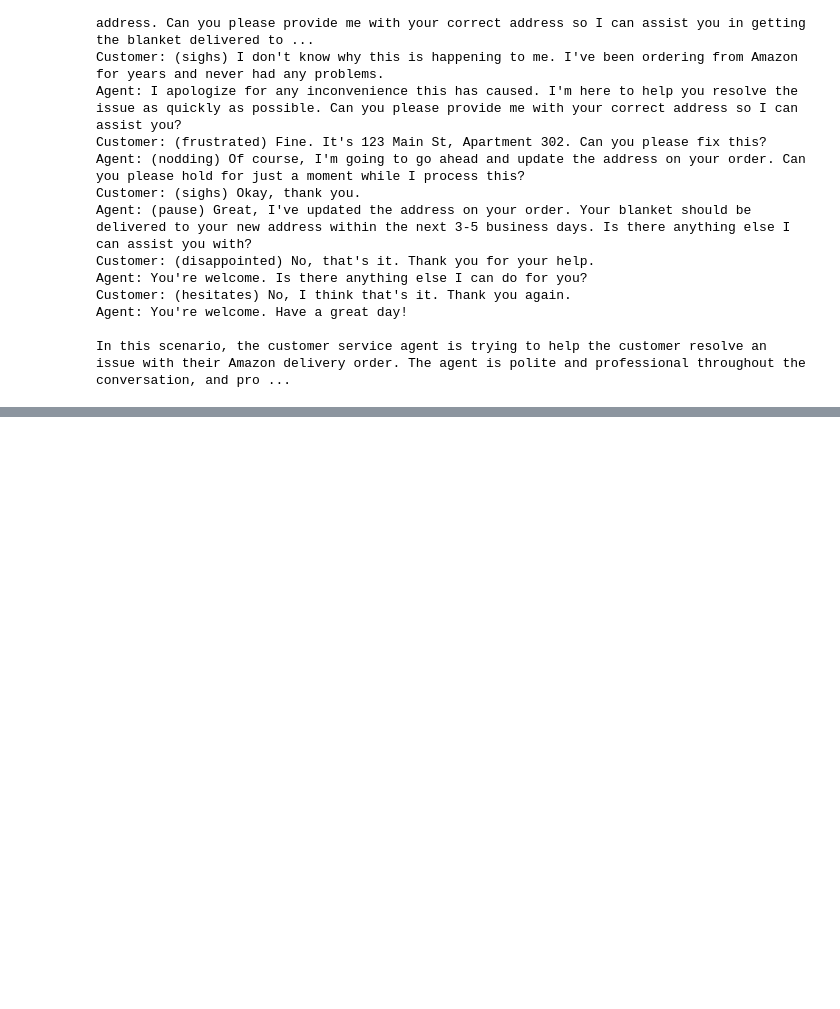
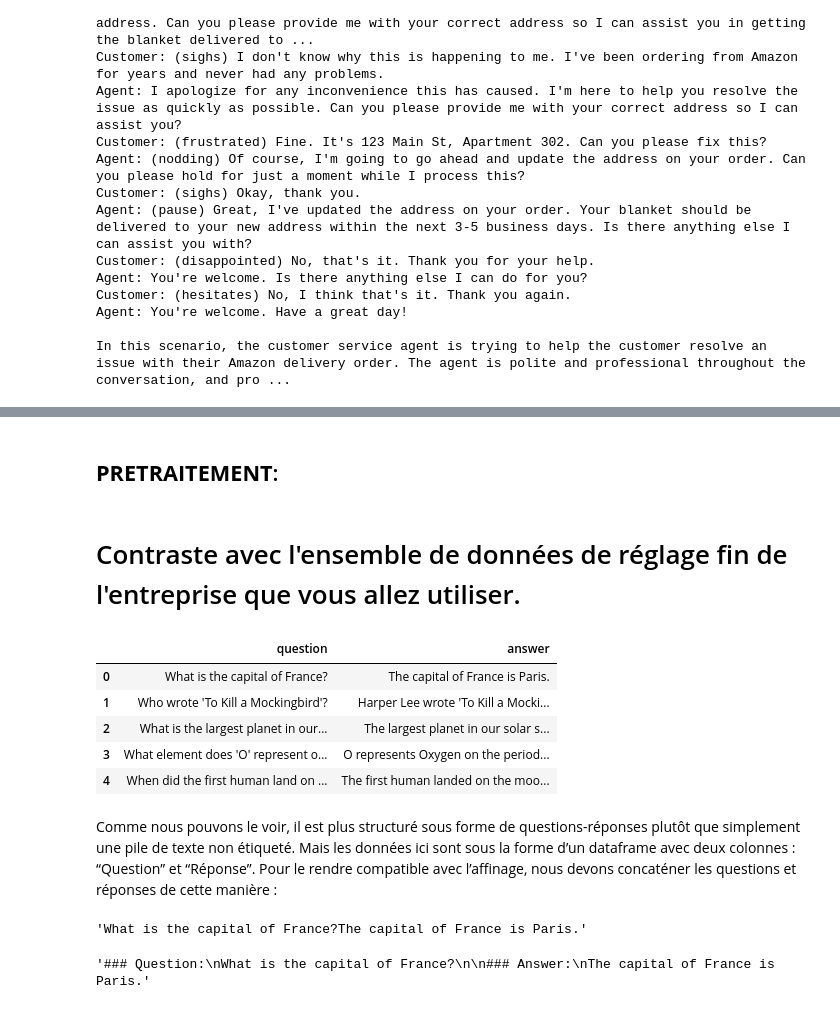
Before and after one commit to technative-amsgroup/DFMEA-LLM-Enhanced, a Jupyter notebook: Documentation/colabs/COMPARAISON.ipynb, the cells around one changed output, grey strips where cells are left out. Saved outputs shown, nothing was run; the diff lists cells and outputs as text; code cells hidden in the pictures; blank space fills up the shorter version.

```diff
--- a/Documentation/colabs/COMPARAISON.ipynb
+++ b/Documentation/colabs/COMPARAISON.ipynb
@@ -115,0 +178,23 @@ In this scenario, the customer service agent is trying to help the customer reso
+# %% [markdown]
+## **PRETRAITEMENT**:
+# %% [markdown]
+# Contraste avec l'ensemble de données de réglage fin de l'entreprise que vous allez utiliser.
+# %%
+filename = "finetuning_dataset.jsonl"
+instruction_dataset_df = pd.read_json(filename, lines=True)
+instruction_dataset_df
+# %% [output]
+|  | question | answer |
+| 0 | What is the capital of France? | The capital of France is Paris. |
+| 1 | Who wrote 'To Kill a Mockingbird'? | Harper Lee wrote 'To Kill a Mocki... |
+| 2 | What is the largest planet in our... | The largest planet in our solar s... |
+| 3 | What element does 'O' represent o... | O represents Oxygen on the period... |
+| 4 | When did the first human land on ... | The first human landed on the moo... |
+# %% [markdown]
+Comme nous pouvons le voir, il est plus structuré sous forme de questions-réponses plutôt que simplement une pile de texte non étiqueté. Mais les données ici sont sous la forme d’un dataframe avec deux colonnes : “Question” et “Réponse”. Pour le rendre compatible avec l’affinage, nous devons concaténer les questions et réponses de cette manière :
+# %%
+examples = instruction_dataset_df.to_dict()
+text = examples["question"][0] + examples["answer"][0]
+text
+# %% [output]
+'What is the capital of France?The capital of France is Paris.'
@@ -115,0 +216,8 @@ In this scenario, the customer service agent is trying to help the customer reso
+# %%
+question = examples["question"][0]
+answer = examples["answer"][0]
+
+text_with_prompt_template = prompt_template_qa.format(question=question, answer=answer)
+text_with_prompt_template
+# %% [output]
+'### Question:\nWhat is the capital of France?\n\n### Answer:\nThe capital of France is Paris.'
```
Also changed, not shown: parts of 33 cells of this notebook, 1 other file.
